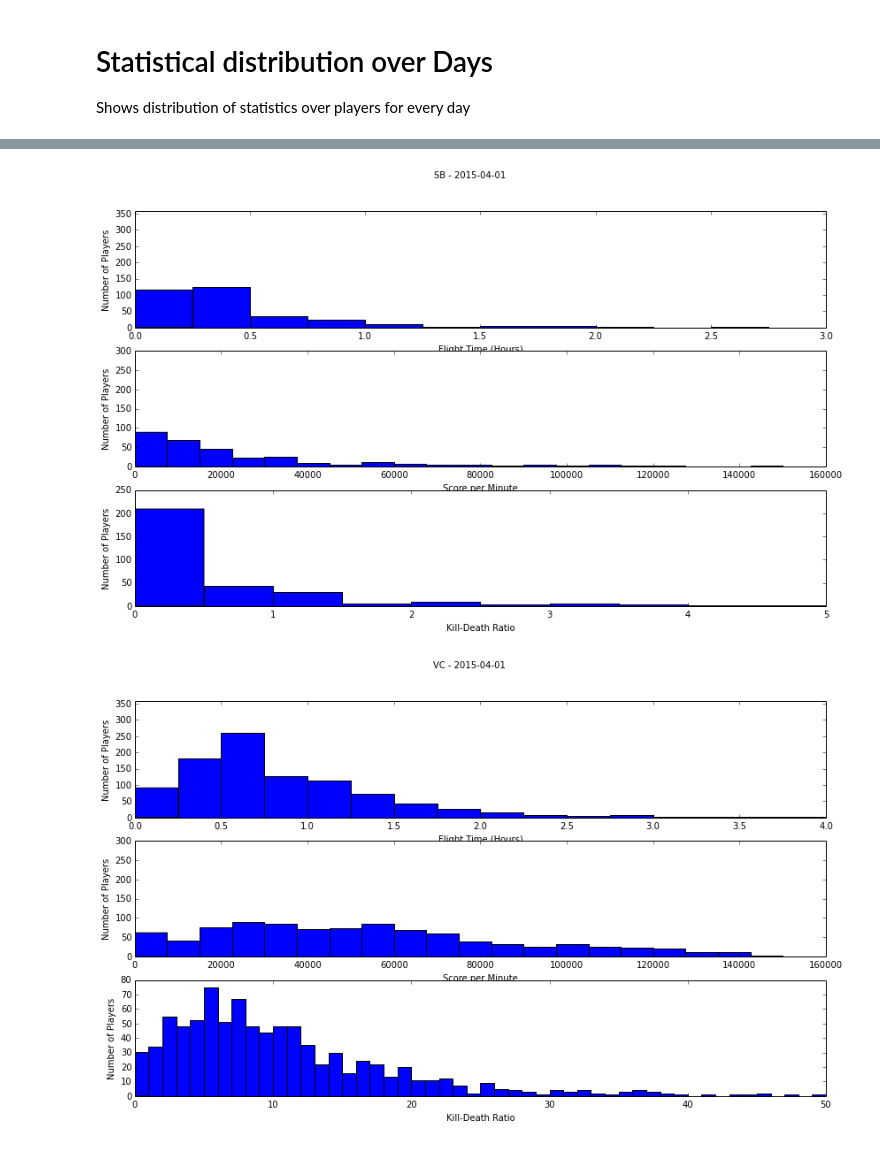
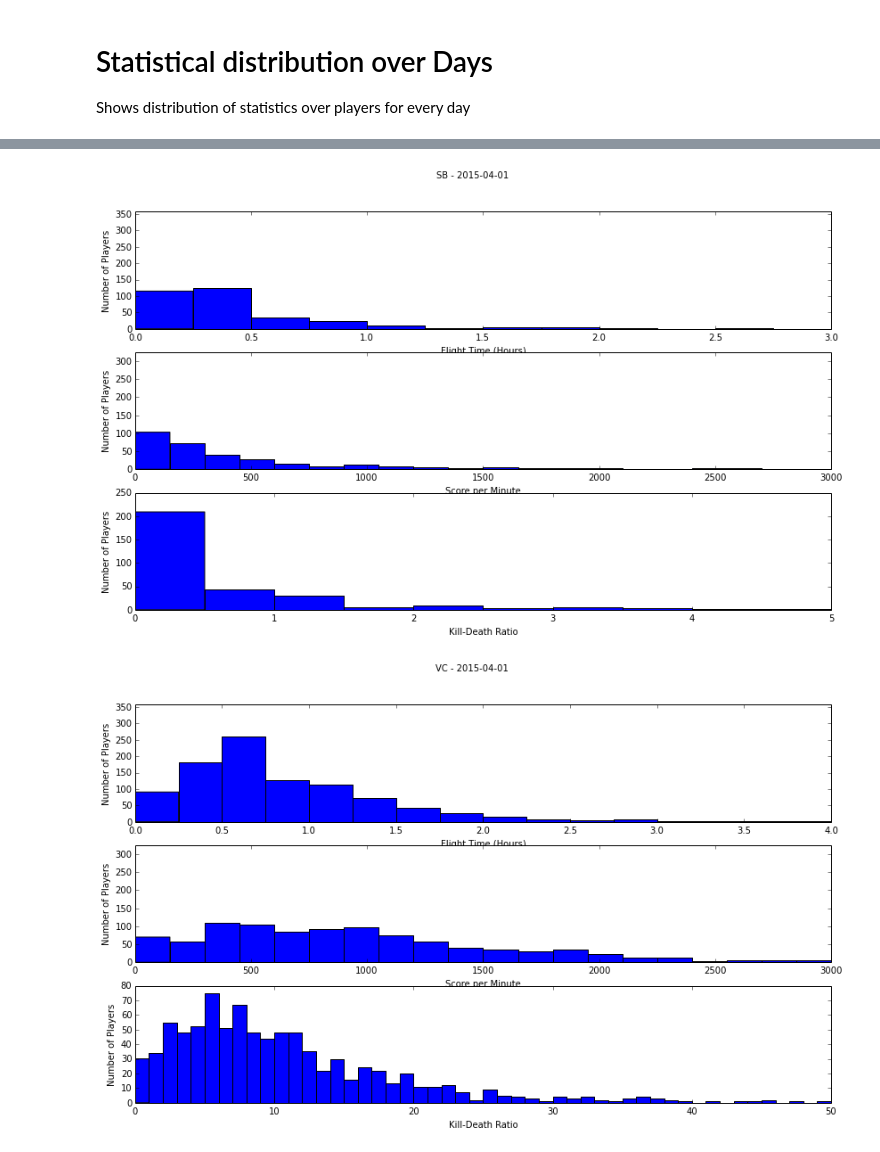
Before and after one commit to WhiteMagic/sc_api, a Jupyter notebook: SC Plots.ipynb, the cells around one changed output, grey strips where cells are left out. Drawn from its saved outputs; the diff is of its cells as text; code cells hidden in the pictures.

Commit message:
More plotting

```diff
--- a/SC Plots.ipynb
+++ b/SC Plots.ipynb
@@ -390,7 +390,7 @@ for mode in modes:
         }
         for pilot in data[mode].get_data(key).values():
             daily_data[mode][key]["flight_time"].append(pilot.flight_time)
-            daily_data[mode][key]["spm"].append(pilot.score / pilot.flight_time)
+            daily_data[mode][key]["spm"].append(pilot.score / pilot.flight_time / 60.0)
             if pilot.deaths > 0:
                 daily_data[mode][key]["kdr"].append(pilot.kills / pilot.deaths)
 
@@ -398,7 +398,7 @@ for mode in modes:
 y_axis_limits = {}
 range_values = {
     "flight_time": (0, 4.0),
-    "spm": (0, 150000),
+    "spm": (0, 3000),
     "kdr": (0, 5),
     "kdr_vc": (0, 50),
 }
@@ -453,2 +453,2 @@ for i, mode in enumerate(modes):
-[figure, old version]
+[figure, new version]
-[figure, old version]
+[figure, new version]
```
Also changed, not shown: parts of 3 cells of this notebook.
